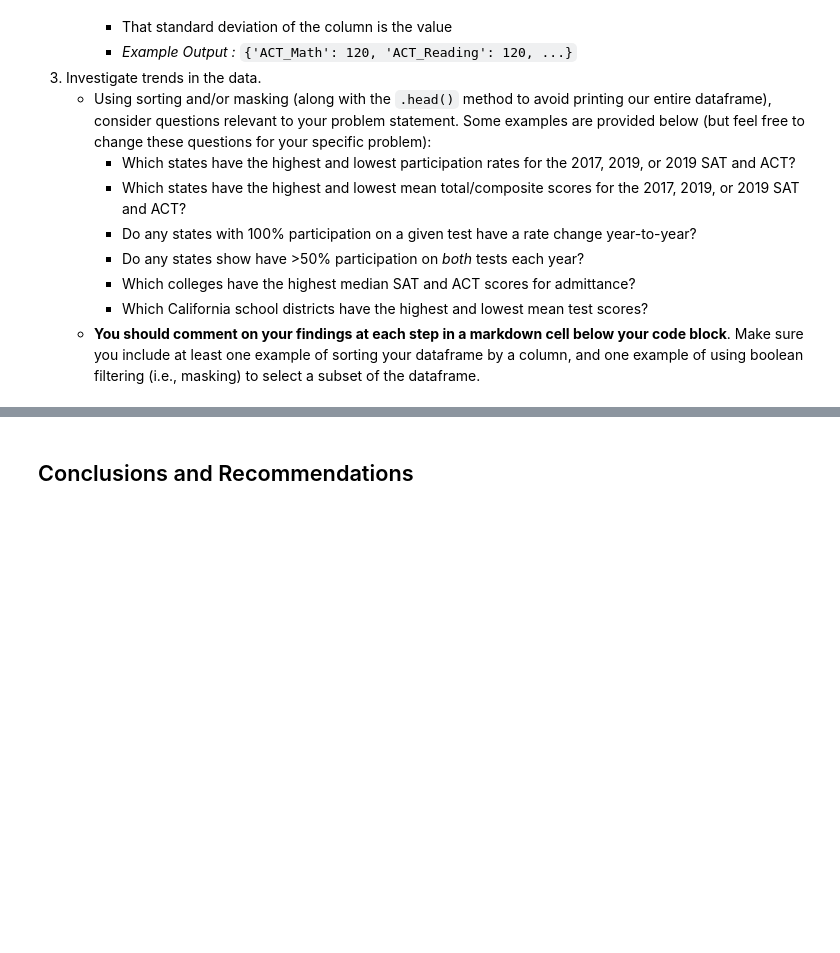
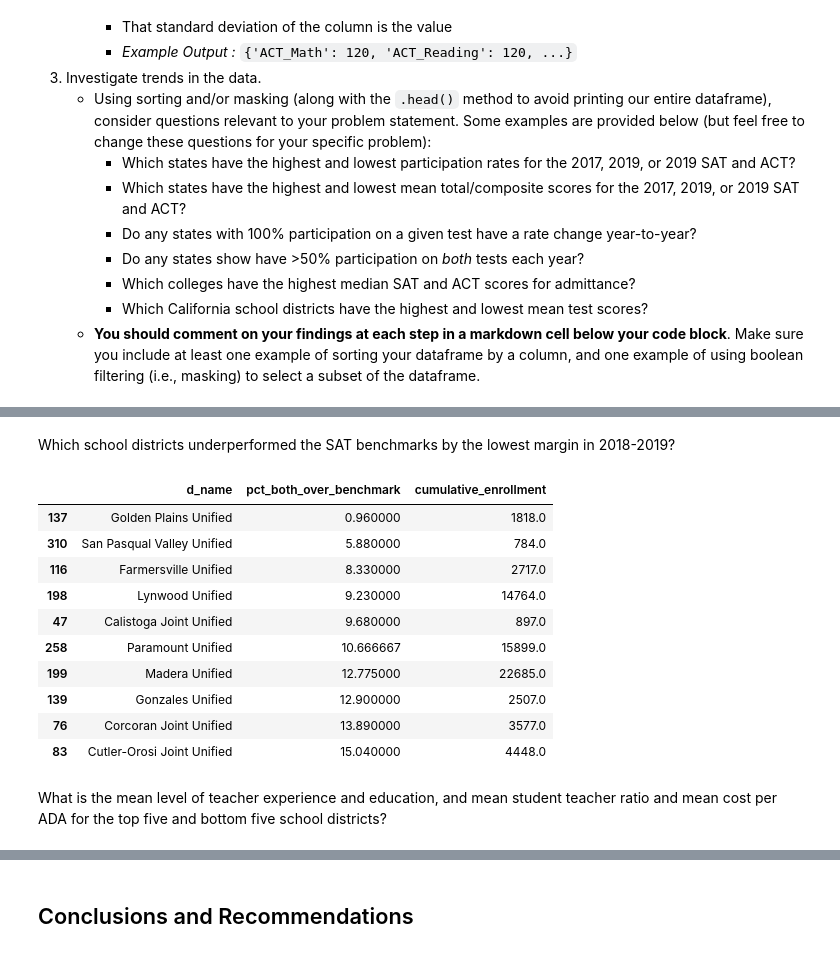
Before and after one commit to AlexSpradling/california_sat_analysis, a Jupyter notebook: code/starter-code Alex.ipynb, the cells around one changed output, grey strips where cells are left out. Cells and saved outputs as stored; diff of their text form; code cells hidden in the pictures; blank space fills up the shorter version.

```diff
--- a/code/starter-code Alex.ipynb
+++ b/code/starter-code Alex.ipynb
@@ -358,0 +393,19 @@ Complete the following steps to explore your data. You are welcome to do more ED
+# %% [markdown]
+Which school districts underperformed the SAT benchmarks by the lowest margin in 2018-2019?
+# %%
+bottom_ten = final_merged_df.sort_values('pct_both_over_benchmark', ascending = True).head(10)
+bottom_ten[['d_name', 'pct_both_over_benchmark', 'cumulative_enrollment']]
+# %% [output]
+|  | d_name | pct_both_over_benchmark | cumulative_enrollment |
+| 137 | Golden Plains Unified | 0.960000 | 1818.0 |
+| 310 | San Pasqual Valley Unified | 5.880000 | 784.0 |
+| 116 | Farmersville Unified | 8.330000 | 2717.0 |
+| 198 | Lynwood Unified | 9.230000 | 14764.0 |
+| 47 | Calistoga Joint Unified | 9.680000 | 897.0 |
+| 258 | Paramount Unified | 10.666667 | 15899.0 |
+| 199 | Madera Unified | 12.775000 | 22685.0 |
+| 139 | Gonzales Unified | 12.900000 | 2507.0 |
+| 76 | Corcoran Joint Unified | 13.890000 | 3577.0 |
+| 83 | Cutler-Orosi Joint Unified | 15.040000 | 4448.0 |
+# %% [markdown]
+What is the mean level of teacher experience and education, and mean student teacher ratio and mean cost per ADA for the top five and bottom five school districts?
```
Also changed, not shown: parts of 26 cells of this notebook.
